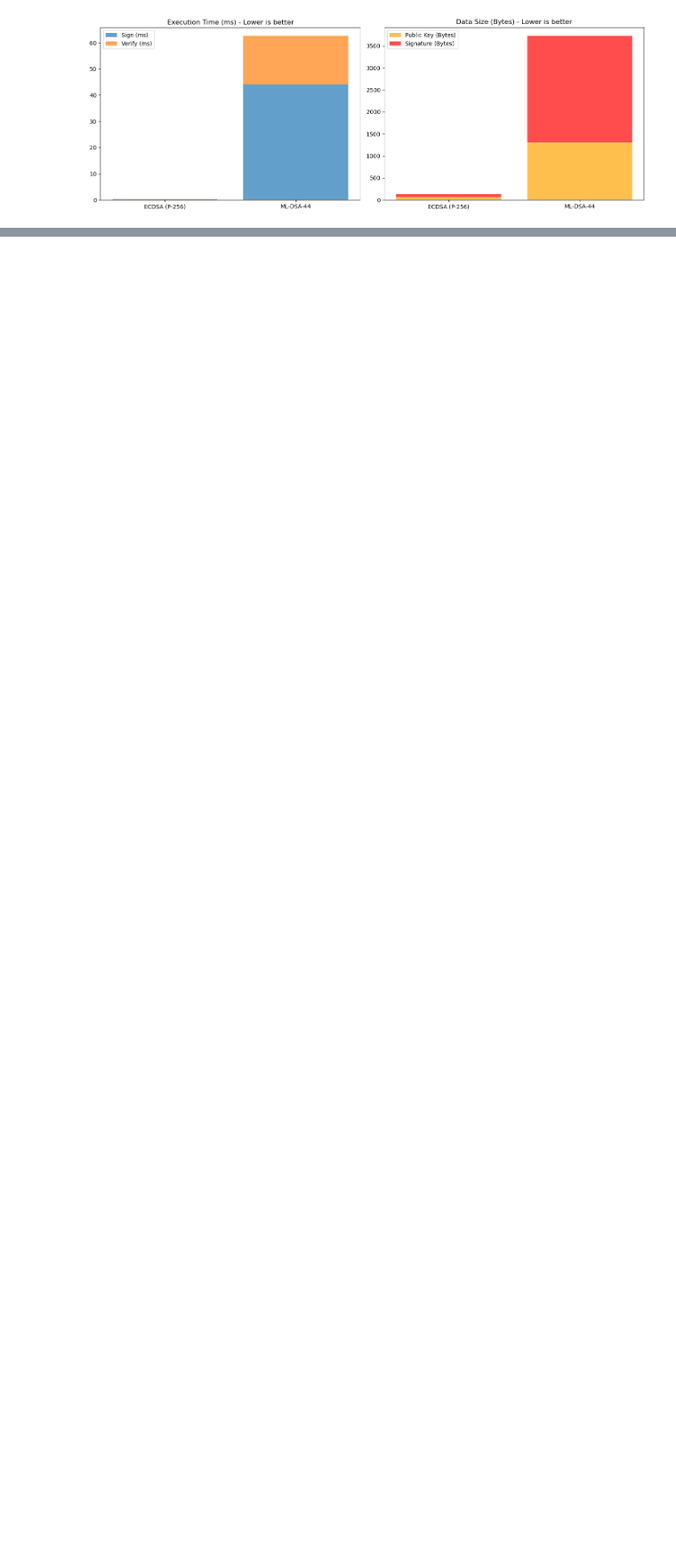
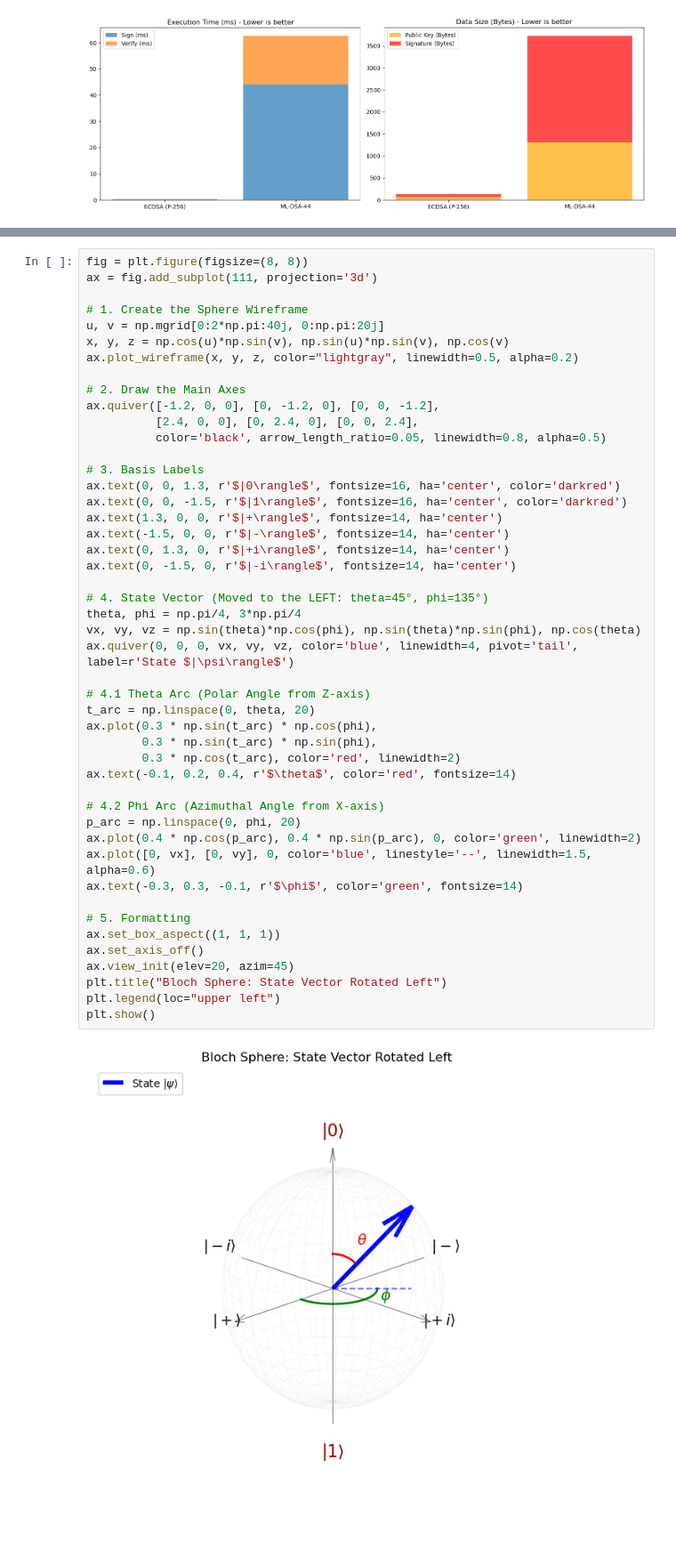
Before and after one commit to liliIvanova/SoftUniCources, a Jupyter notebook: Math_Concepts_for_Developers/Project/ML-DSA_Project.ipynb, the cells around one changed output, grey strips where cells are left out. Shown at 89% size. Saved outputs shown, nothing was run; the diff lists cells and outputs as text; blank space fills up the shorter version.

Commit message:
Update ML-DSA_Project.ipynb
Added graphics for standard and module lattices.
Added graphics and explanation of quantum qubit and Bloch Sphere.

```diff
--- a/Math_Concepts_for_Developers/Project/ML-DSA_Project.ipynb
+++ b/Math_Concepts_for_Developers/Project/ML-DSA_Project.ipynb
@@ -387,0 +400,49 @@ plt.show()
+# %%
+fig = plt.figure(figsize=(8, 8))
+ax = fig.add_subplot(111, projection='3d')
+
+# 1. Create the Sphere Wireframe
+u, v = np.mgrid[0:2*np.pi:40j, 0:np.pi:20j]
+x, y, z = np.cos(u)*np.sin(v), np.sin(u)*np.sin(v), np.cos(v)
+ax.plot_wireframe(x, y, z, color="lightgray", linewidth=0.5, alpha=0.2)
+
+# 2. Draw the Main Axes
+ax.quiver([-1.2, 0, 0], [0, -1.2, 0], [0, 0, -1.2],
+          [2.4, 0, 0], [0, 2.4, 0], [0, 0, 2.4],
+          color='black', arrow_length_ratio=0.05, linewidth=0.8, alpha=0.5)
+
+# 3. Basis Labels
+ax.text(0, 0, 1.3, r'$|0\rangle$', fontsize=16, ha='center', color='darkred')
+ax.text(0, 0, -1.5, r'$|1\rangle$', fontsize=16, ha='center', color='darkred')
+ax.text(1.3, 0, 0, r'$|+\rangle$', fontsize=14, ha='center')
+ax.text(-1.5, 0, 0, r'$|-\rangle$', fontsize=14, ha='center')
+ax.text(0, 1.3, 0, r'$|+i\rangle$', fontsize=14, ha='center')
+ax.text(0, -1.5, 0, r'$|-i\rangle$', fontsize=14, ha='center')
+
+# 4. State Vector (Moved to the LEFT: theta=45°, phi=135°)
+theta, phi = np.pi/4, 3*np.pi/4
+vx, vy, vz = np.sin(theta)*np.cos(phi), np.sin(theta)*np.sin(phi), np.cos(theta)
+ax.quiver(0, 0, 0, vx, vy, vz, color='blue', linewidth=4, pivot='tail', label=r'State $|\psi\rangle$')
+
+# 4.1 Theta Arc (Polar Angle from Z-axis)
+t_arc = np.linspace(0, theta, 20)
+ax.plot(0.3 * np.sin(t_arc) * np.cos(phi),
+        0.3 * np.sin(t_arc) * np.sin(phi),
+        0.3 * np.cos(t_arc), color='red', linewidth=2)
+ax.text(-0.1, 0.2, 0.4, r'$\theta$', color='red', fontsize=14)
+
+# 4.2 Phi Arc (Azimuthal Angle from X-axis)
+p_arc = np.linspace(0, phi, 20)
+ax.plot(0.4 * np.cos(p_arc), 0.4 * np.sin(p_arc), 0, color='green', linewidth=2)
+ax.plot([0, vx], [0, vy], 0, color='blue', linestyle='--', linewidth=1.5, alpha=0.6)
+ax.text(-0.3, 0.3, -0.1, r'$\phi$', color='green', fontsize=14)
+
+# 5. Formatting
+ax.set_box_aspect((1, 1, 1))
+ax.set_axis_off()
+ax.view_init(elev=20, azim=45)
+plt.title("Bloch Sphere: State Vector Rotated Left")
+plt.legend(loc="upper left")
+plt.show()
+# %% [output]
+[figure, added]
```
Also changed, not shown: parts of 8 cells of this notebook.
